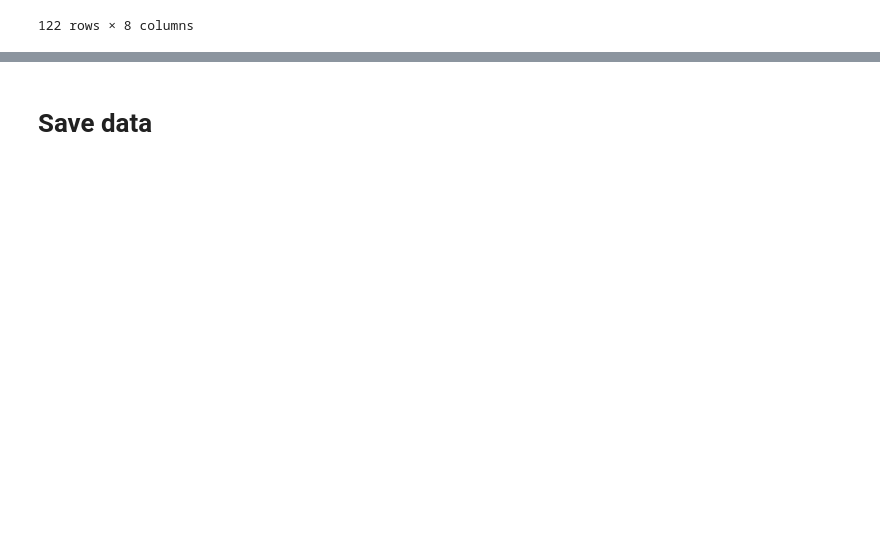
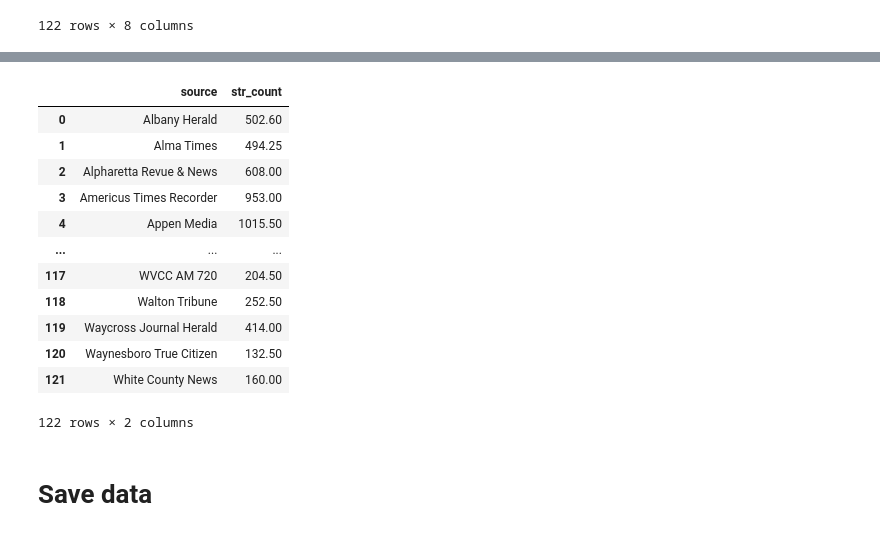
Before and after one commit to ykim71/EDA, a Jupyter notebook: CME_EDA.ipynb, the cells around one changed output, grey strips where cells are left out. Saved outputs shown, nothing was run; the diff lists cells and outputs as text; code cells hidden in the pictures; blank space fills up the shorter version.

```diff
--- a/CME_EDA.ipynb
+++ b/CME_EDA.ipynb
@@ -355,3 +380,19 @@ df_source_rndm1
+# %%
+df.groupby('source')['str_count'].mean().reset_index()
+# %% [output]
+|  | source | str_count |
+| 0 | Albany Herald | 502.60 |
+| 1 | Alma Times | 494.25 |
+| 2 | Alpharetta Revue & News | 608.00 |
+| 3 | Americus Times Recorder | 953.00 |
+| 4 | Appen Media | 1015.50 |
+| ... | ... | ... |
+| 117 | WVCC AM 720 | 204.50 |
+| 118 | Walton Tribune | 252.50 |
+| 119 | Waycross Journal Herald | 414.00 |
+| 120 | Waynesboro True Citizen | 132.50 |
+| 121 | White County News | 160.00 |
+122 rows × 2 columns
 # %% [markdown]
 # Save data
 # %%
```
Also changed, not shown: parts of 4 cells of this notebook.
